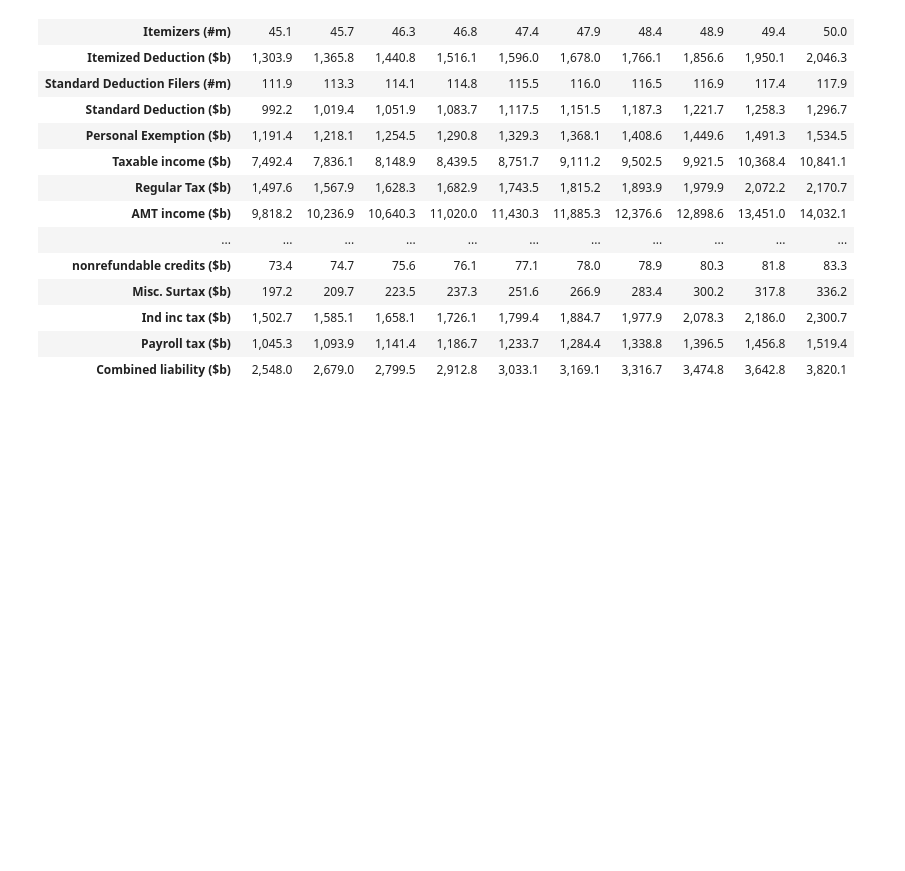
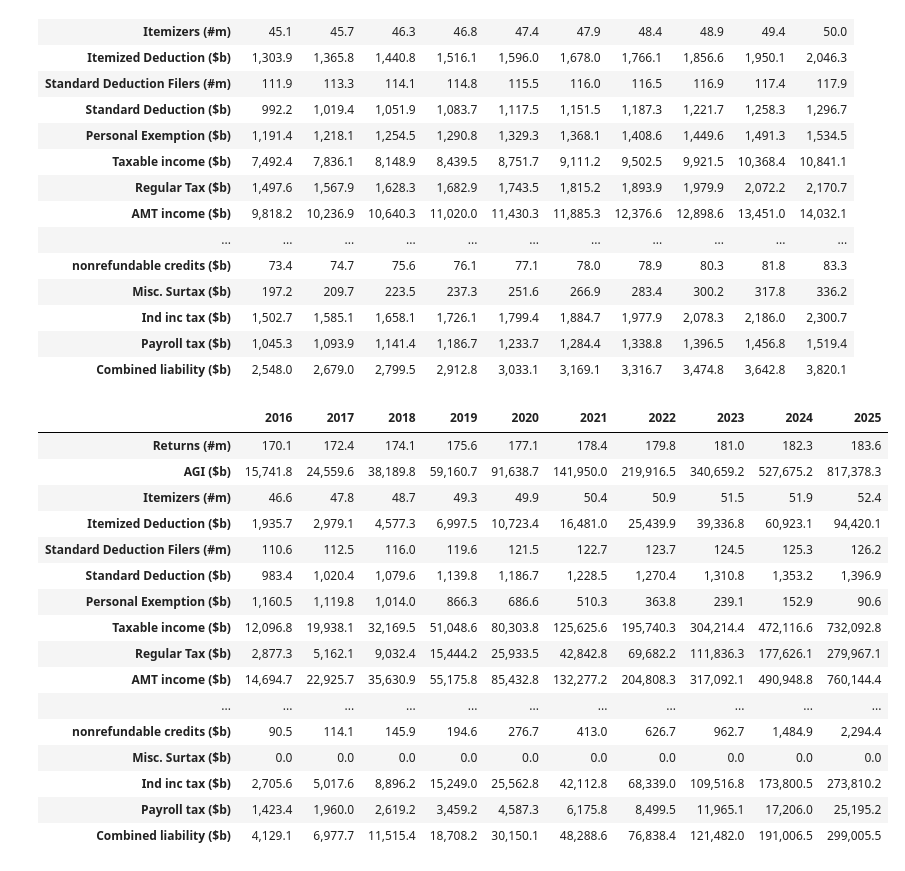
Before and after one commit to GoFroggyRun/Notebook, a Jupyter notebook: Growth.ipynb, the cells around one changed output. Drawn from its saved outputs; the diff is of its cells as text; code cells hidden in the pictures; blank space fills up the shorter version.

```diff
--- a/Growth.ipynb
+++ b/Growth.ipynb
@@ -34,10 +34,15 @@ grow2 = Growth()
 policy_reform3 = Policy()
 records_reform3 = Records(puf)
 
+policy_reform4 = Policy()
+records_reform4 = Records(puf)
+grow4 = Growth()
+
 calcbase = Calculator(policy = policy_base, records = records_base)
 calcreform = Calculator(policy = policy_reform, records = records_reform, growth = grow)
 calcreform2 = Calculator(policy = policy_reform2, records = records_reform2, growth = grow2)
 calcreform3 = Calculator(policy = policy_reform3, records = records_reform3)
+calcreform4 = Calculator(policy = policy_reform4, records = records_reform4, growth = grow4)
 # %% [output]
 You loaded data for 2009.
 Your data have been extrapolated to 2013.
@@ -156,3 +166,23 @@ multiyear_diagnostic_table(calcreform3, 10)
 | Ind inc tax ($b) | 1,502.7 | 1,585.1 | 1,658.1 | 1,726.1 | 1,799.4 | 1,884.7 | 1,977.9 | 2,078.3 | 2,186.0 | 2,300.7 |
 | Payroll tax ($b) | 1,045.3 | 1,093.9 | 1,141.4 | 1,186.7 | 1,233.7 | 1,284.4 | 1,338.8 | 1,396.5 | 1,456.8 | 1,519.4 |
 | Combined liability ($b) | 2,548.0 | 2,679.0 | 2,799.5 | 2,912.8 | 3,033.1 | 3,169.1 | 3,316.7 | 3,474.8 | 3,642.8 | 3,820.1 |
+# %%
+multiyear_diagnostic_table(calcreform4, 10)
+# %% [output]
+|  | 2016 | 2017 | 2018 | 2019 | 2020 | 2021 | 2022 | 2023 | 2024 | 2025 |
+| Returns (#m) | 170.1 | 172.4 | 174.1 | 175.6 | 177.1 | 178.4 | 179.8 | 181.0 | 182.3 | 183.6 |
+| AGI ($b) | 15,741.8 | 24,559.6 | 38,189.8 | 59,160.7 | 91,638.7 | 141,950.0 | 219,916.5 | 340,659.2 | 527,675.2 | 817,378.3 |
+| Itemizers (#m) | 46.6 | 47.8 | 48.7 | 49.3 | 49.9 | 50.4 | 50.9 | 51.5 | 51.9 | 52.4 |
+| Itemized Deduction ($b) | 1,935.7 | 2,979.1 | 4,577.3 | 6,997.5 | 10,723.4 | 16,481.0 | 25,439.9 | 39,336.8 | 60,923.1 | 94,420.1 |
+| Standard Deduction Filers (#m) | 110.6 | 112.5 | 116.0 | 119.6 | 121.5 | 122.7 | 123.7 | 124.5 | 125.3 | 126.2 |
+| Standard Deduction ($b) | 983.4 | 1,020.4 | 1,079.6 | 1,139.8 | 1,186.7 | 1,228.5 | 1,270.4 | 1,310.8 | 1,353.2 | 1,396.9 |
+| Personal Exemption ($b) | 1,160.5 | 1,119.8 | 1,014.0 | 866.3 | 686.6 | 510.3 | 363.8 | 239.1 | 152.9 | 90.6 |
+| Taxable income ($b) | 12,096.8 | 19,938.1 | 32,169.5 | 51,048.6 | 80,303.8 | 125,625.6 | 195,740.3 | 304,214.4 | 472,116.6 | 732,092.8 |
+| Regular Tax ($b) | 2,877.3 | 5,162.1 | 9,032.4 | 15,444.2 | 25,933.5 | 42,842.8 | 69,682.2 | 111,836.3 | 177,626.1 | 279,967.1 |
+| AMT income ($b) | 14,694.7 | 22,925.7 | 35,630.9 | 55,175.8 | 85,432.8 | 132,277.2 | 204,808.3 | 317,092.1 | 490,948.8 | 760,144.4 |
+| ... | ... | ... | ... | ... | ... | ... | ... | ... | ... | ... |
+| nonrefundable credits ($b) | 90.5 | 114.1 | 145.9 | 194.6 | 276.7 | 413.0 | 626.7 | 962.7 | 1,484.9 | 2,294.4 |
+| Misc. Surtax ($b) | 0.0 | 0.0 | 0.0 | 0.0 | 0.0 | 0.0 | 0.0 | 0.0 | 0.0 | 0.0 |
+| Ind inc tax ($b) | 2,705.6 | 5,017.6 | 8,896.2 | 15,249.0 | 25,562.8 | 42,112.8 | 68,339.0 | 109,516.8 | 173,800.5 | 273,810.2 |
+| Payroll tax ($b) | 1,423.4 | 1,960.0 | 2,619.2 | 3,459.2 | 4,587.3 | 6,175.8 | 8,499.5 | 11,965.1 | 17,206.0 | 25,195.2 |
+| Combined liability ($b) | 4,129.1 | 6,977.7 | 11,515.4 | 18,708.2 | 30,150.1 | 48,288.6 | 76,838.4 | 121,482.0 | 191,006.5 | 299,005.5 |
```
Also changed, not shown: parts of 4 cells of this notebook.
